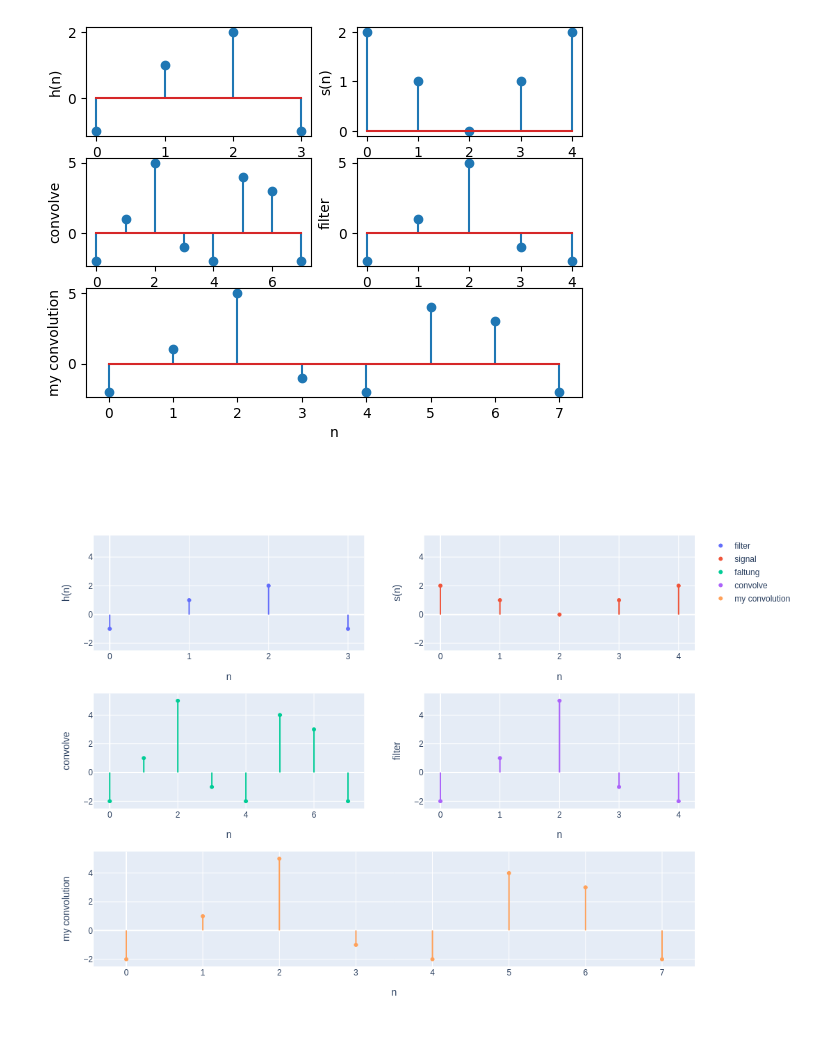
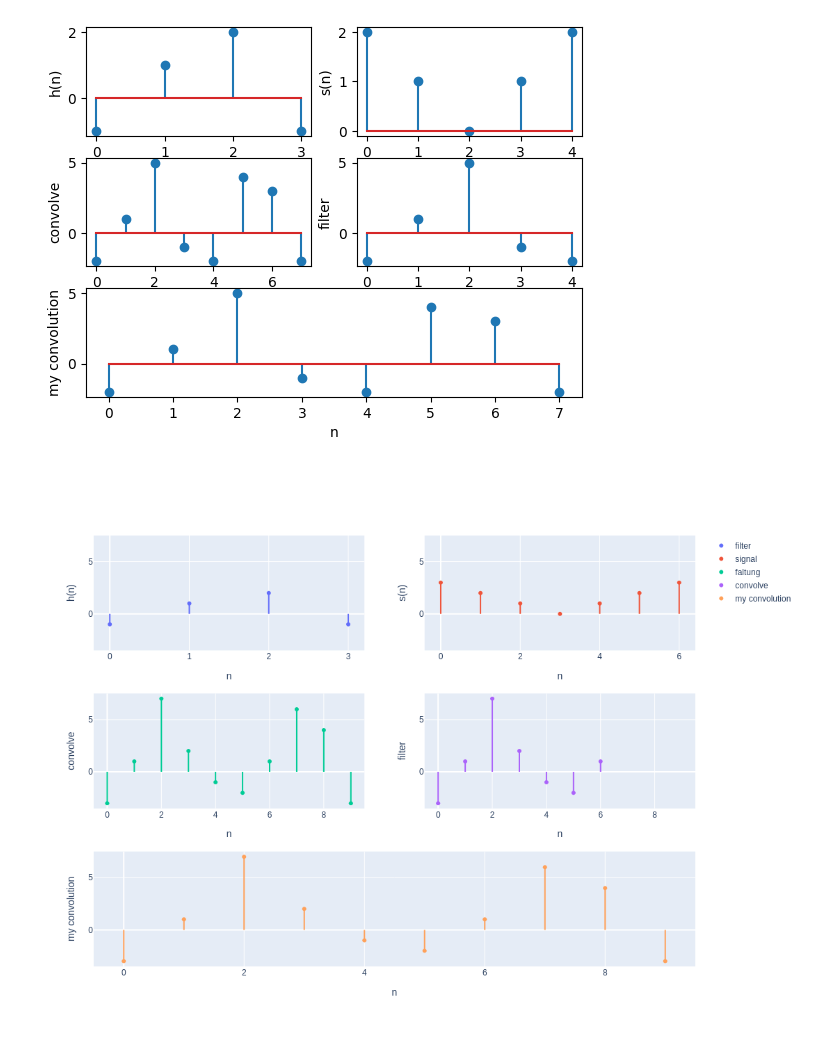
Before and after one commit to AGBV/DigiSiv, a Jupyter notebook: exercise06/MA3.ipynb, the cells around one changed output. Drawn from its saved outputs; the diff is of its cells as text; code cells hidden in the pictures.

```diff
--- a/exercise06/MA3.ipynb
+++ b/exercise06/MA3.ipynb
@@ -1,30 +1,29 @@
 # %%
-#%%
 import numpy as np
-# from numpy import convolve
-# from scipy.signal import convolve
 from scipy.signal import fftconvolve as convolve
 from scipy.signal import lfilter
 
-s = np.array([2, 1, 0, 1, 2])
+s = np.array([3, 2, 1, 0, 1, 2, 3])
 h = np.array([-1, 1, 2, -1])
 
 y_conv = np.array(convolve(s, h))
 y_filt = np.array(lfilter(h, 1.0, s))
 
-def conv(signal: np.ndarray, filter: np.ndarray):
+def conv(signal, filter_array):
   N = signal.size
-  M = filter.size
+  M = filter_array.size
 
   result = np.zeros(N + M - 1)
   s = np.concatenate((signal, np.zeros(M - 1)))
-  h = np.concatenate((filter, np.zeros(N - 1)))
+  h = np.concatenate((filter_array, np.zeros(N - 1)))
 
   for n in range(N + M - 1):
     for m in range(N + M - 1):
       if n < m:
         continue
       result[n] += s[m] * h[n - m]
+    # for m in range(n):
+    #   result[n] += s[m] * h[n - m]
 
   return result
 
@@ -93,35 +92,36 @@ fig.add_trace(
   ), row=2, col=1
 )
 fig.add_trace(
   go.Scatter(
     y=y_filt,
     error_y=dict(type='data', symmetric=False, arrayminus=y_filt, array=[0]*y_filt.size, width=0),
     name='convolve',
     mode='markers'
   ), row=2, col=2
 )
 fig.add_trace(
   go.Scatter(
     y=my_conv,
     error_y=dict(type='data', symmetric=False, arrayminus=my_conv, array=[0]*my_conv.size, width=0),
     name='my convolution',
     mode='markers'
   ), row=3, col=[1,2]
 )
-r = [-2.5, 5.5]
+axis_delta = 0.5
+r = [np.min(y_conv)-axis_delta, np.max(y_conv)+axis_delta]
 fig.update_layout(
     height=800,
   xaxis1=dict(title='n'),
   xaxis2=dict(title='n'),
-  xaxis3=dict(title='n'),
-  xaxis4=dict(title='n'),
-  xaxis5=dict(title='n'),
+  xaxis3=dict(title='n', range=[-axis_delta, y_conv.size-axis_delta]),
+  xaxis4=dict(title='n', range=[-axis_delta, y_conv.size-axis_delta]),
+  xaxis5=dict(title='n', range=[-axis_delta, y_conv.size-axis_delta]),
   yaxis1=dict(title='h(n)', range=r),
   yaxis2=dict(title='s(n)', range=r),
   yaxis3=dict(title='convolve', range=r),
   yaxis4=dict(title='filter', range=r),
   yaxis5=dict(title='my convolution', range=r),
 )
 fig.show()
 # %% [output]
-[figure, old version]
+[figure, new version]
```
Also changed, not shown: 2 other files.
